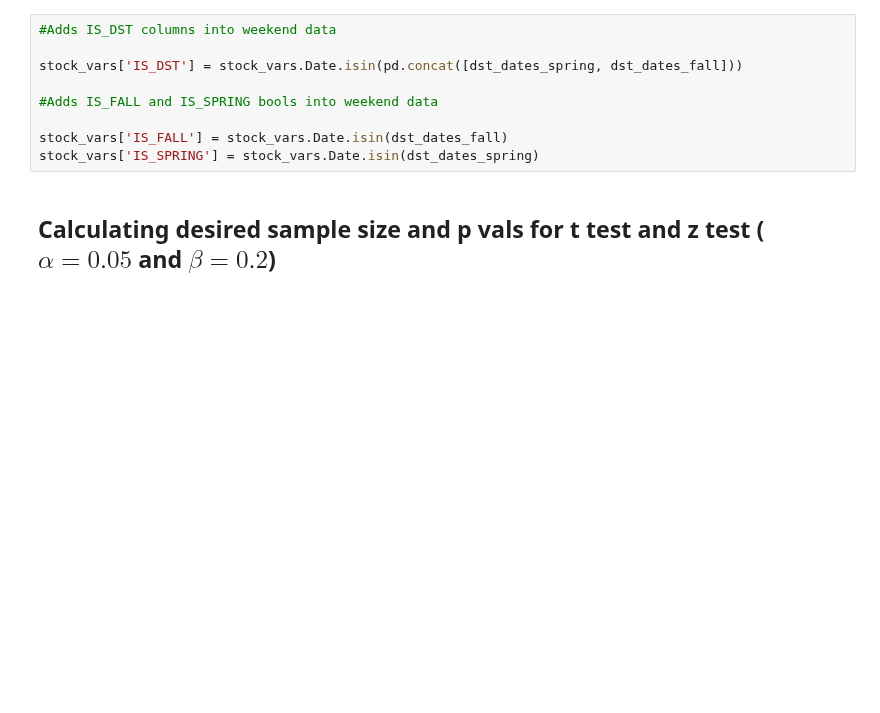
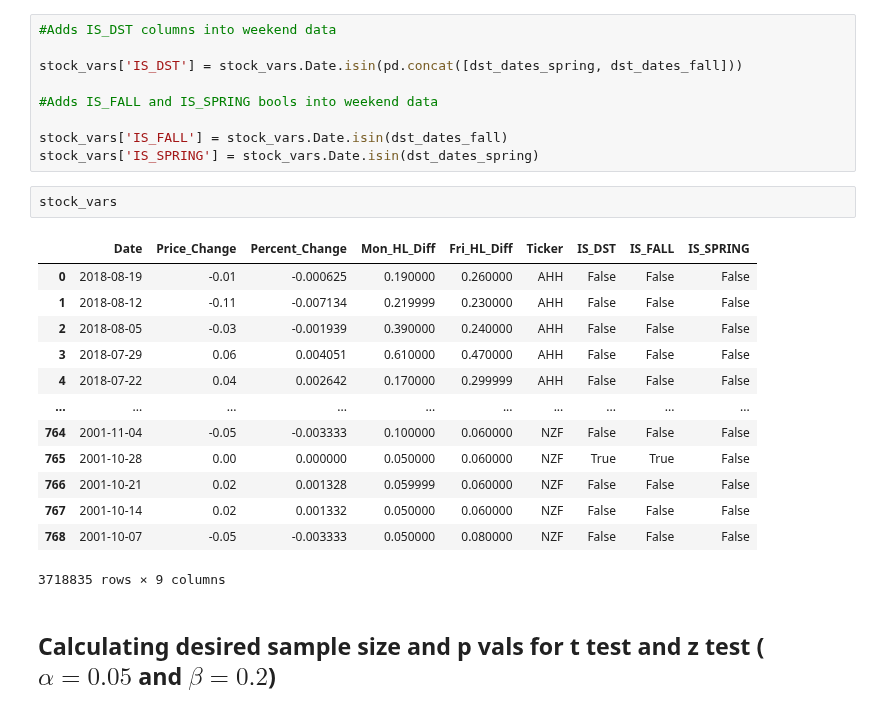
Before and after one commit to ghuckabe/DSTMarketAnalysis, a Jupyter notebook: model_exploration_gabby.ipynb, the cells around one changed output. Saved outputs shown, nothing was run; the diff lists cells and outputs as text; blank space fills up the shorter version.

```diff
--- a/model_exploration_gabby.ipynb
+++ b/model_exploration_gabby.ipynb
@@ -1093,6 +1093,22 @@ stock_vars['IS_DST'] = stock_vars.Date.isin(pd.concat([dst_dates_spring, dst_dat
 
 stock_vars['IS_FALL'] = stock_vars.Date.isin(dst_dates_fall)
 stock_vars['IS_SPRING'] = stock_vars.Date.isin(dst_dates_spring)
+# %%
+stock_vars
+# %% [output]
+|  | Date | Price_Change | Percent_Change | Mon_HL_Diff | Fri_HL_Diff | Ticker | IS_DST | IS_FALL | IS_SPRING |
+| 0 | 2018-08-19 | -0.01 | -0.000625 | 0.190000 | 0.260000 | AHH | False | False | False |
+| 1 | 2018-08-12 | -0.11 | -0.007134 | 0.219999 | 0.230000 | AHH | False | False | False |
+| 2 | 2018-08-05 | -0.03 | -0.001939 | 0.390000 | 0.240000 | AHH | False | False | False |
+| 3 | 2018-07-29 | 0.06 | 0.004051 | 0.610000 | 0.470000 | AHH | False | False | False |
+| 4 | 2018-07-22 | 0.04 | 0.002642 | 0.170000 | 0.299999 | AHH | False | False | False |
+| ... | ... | ... | ... | ... | ... | ... | ... | ... | ... |
+| 764 | 2001-11-04 | -0.05 | -0.003333 | 0.100000 | 0.060000 | NZF | False | False | False |
+| 765 | 2001-10-28 | 0.00 | 0.000000 | 0.050000 | 0.060000 | NZF | True | True | False |
+| 766 | 2001-10-21 | 0.02 | 0.001328 | 0.059999 | 0.060000 | NZF | False | False | False |
+| 767 | 2001-10-14 | 0.02 | 0.001332 | 0.050000 | 0.060000 | NZF | False | False | False |
+| 768 | 2001-10-07 | -0.05 | -0.003333 | 0.050000 | 0.080000 | NZF | False | False | False |
+3718835 rows × 9 columns
 # %% [markdown]
 ## Calculating desired sample size and p vals for t test and z test ($\alpha=0.05$ and $\beta=0.2$)
 # %%
```
Also changed, not shown: parts of 6 cells of this notebook.
